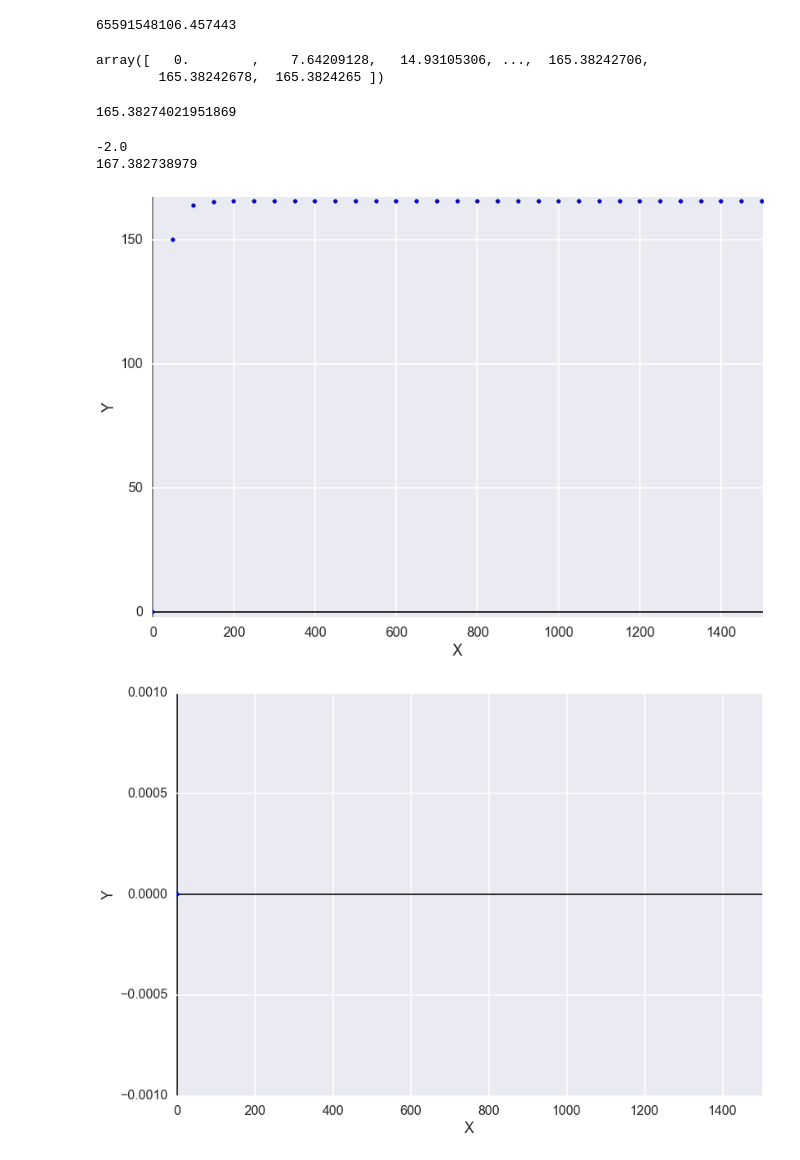
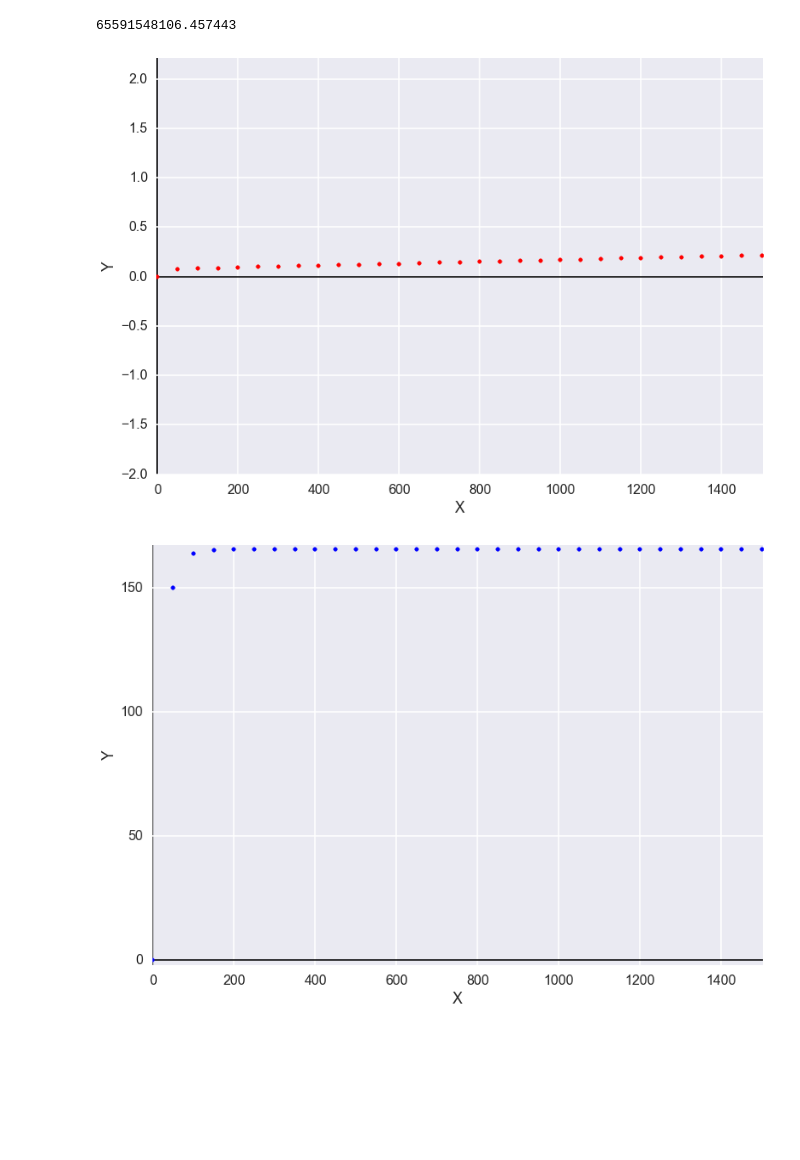
Before and after one commit to mobolaji00/python-projects, a Jupyter notebook: LinearReg - Multiple Features.ipynb, the cells around one changed output. Cells and saved outputs as stored; diff of their text form; code cells hidden in the pictures; blank space fills up the shorter version.

```diff
--- a/LinearReg - Multiple Features.ipynb
+++ b/LinearReg - Multiple Features.ipynb
@@ -40,18 +40,15 @@ def read_data(filename,col1="Size",col2="Bed",col3="Price"):
 data_arr,data_df = read_data('ex1data2.txt')
 # %%
 # function to plot scatterplot for preliminary data view
-def plot_data(data_arr_x,data_arr_y,x_label,y_label,x_scale,y_scale):
+def plot_data(data_arr_x,data_arr_y,x_label,y_label,x_scale,y_scale,skip=1,color='black'):
     fig, ax = plt.subplots()
-    ax.scatter(data_arr_x/x_scale, data_arr_y/y_scale)
+    ax.scatter(data_arr_x[0::skip]/x_scale, data_arr_y[0::skip]/y_scale,color=color)
 
     plt.xlabel(x_label)
     plt.ylabel(y_label)
 
     plt.xlim(min(data_arr_x/x_scale)-2,max(data_arr_x/x_scale)+2)
     plt.ylim(min(data_arr_y/y_scale)-2,max(data_arr_y/y_scale)+2)
-
-    print min(data_arr_y/y_scale)-2
-    print max(data_arr_y/y_scale)+2
 
     find_grid_0 = np.where(ax.get_xticks() == 0)[0][0]
     find_grid_0 = find_grid_0.astype(int)
@@ -191,19 +184,8 @@ r = changing_theta[1][s]
-# %%
-r
-# %% [output]
-array([   0.        ,    7.64209128,   14.93105306, ...,  165.38242706,
-        165.38242678,  165.3824265 ])
-# %%
-r.max()
-# %% [output]
-165.38274021951869
 # %%
-plot_data(np.asarray(range(0,len(r)))[0::50],r[0::50],"X","Y",1,1)
+plot_data(np.asarray(range(0,changing_theta[0].shape[0])),changing_theta[0],"X","Y",1,1,50,'red')
 # %% [output]
--2.0
-167.382738979
-[figure, old version]
+[figure, new version]
 # %%
-plot_data(np.asarray(range(0,changing_theta[0].shape[0])),changing_theta[0],"X","Y",1,1)
+plot_data(np.asarray(range(0,changing_theta[1].shape[0])),changing_theta[1],"X","Y",1,1,50,'blue')
 # %% [output]
-[figure, old version]
+[figure, new version]
```
Also changed, not shown: parts of 5 cells of this notebook, 2 other files.
